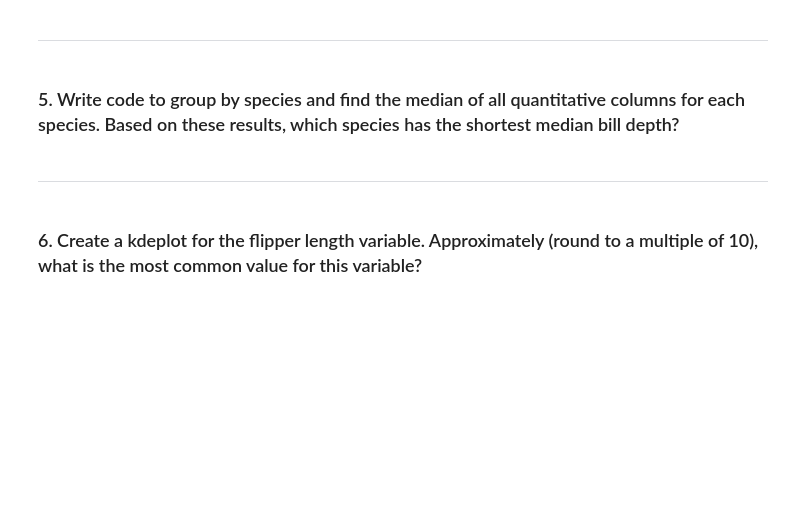
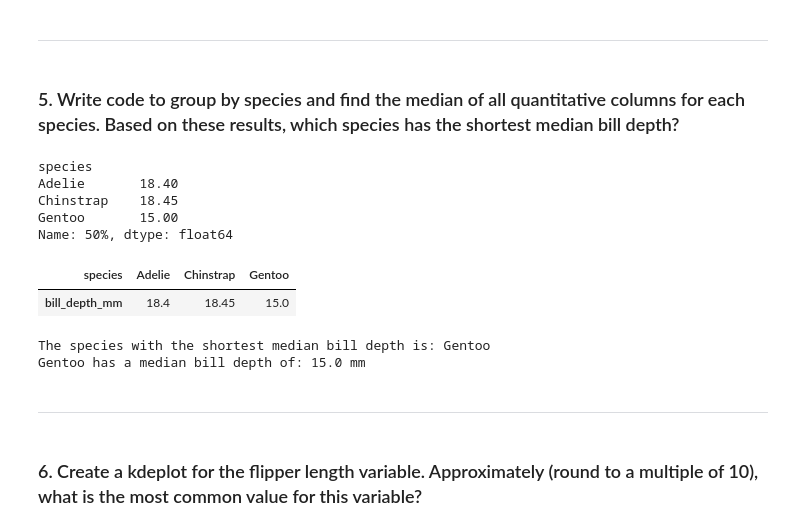
Before and after one commit to valeriemagalong/Val-Practices-Python, a Jupyter notebook: Penguins_Statistics/Statistics_Practice_Penguins_Data.ipynb, the cells around one changed output. Cells and saved outputs as stored; diff of their text form; code cells hidden in the pictures; blank space fills up the shorter version.

```diff
--- a/Penguins_Statistics/Statistics_Practice_Penguins_Data.ipynb
+++ b/Penguins_Statistics/Statistics_Practice_Penguins_Data.ipynb
@@ -151,6 +152,38 @@ The 90th percentile of body mass is: 5400.0 g
 ---
 # %% [markdown]
 ### 5. Write code to group by species and find the median of all quantitative columns for each species. Based on these results, which species has the shortest median bill depth?
+# %%
+# Group by species
+species_groups = df.groupby('species')
+
+# Get descriptive statistics for bill_depth_mm and assign to species_stats
+species_stats = species_groups.describe()
+
+# From the species_stats dataframe, only pull data from the column 'bill_depth_mm' (first level), '50%' (second level)
+# NOTE: The 50% percentile represents the median
+# Assign this subset of data to the variable species_medians
+species_medians = species_stats['bill_depth_mm']['50%']
+species_medians
+# %% [output]
+species
+Adelie       18.40
+Chinstrap    18.45
+Gentoo       15.00
+Name: 50%, dtype: float64
+# %%
+# Alternatively, we can get the same data using the pivot_table method on the original dataframe (df)
+df.pivot_table('bill_depth_mm', columns = 'species', aggfunc = 'median')
+# %% [output]
+| species | Adelie | Chinstrap | Gentoo |
+| bill_depth_mm | 18.4 | 18.45 | 15.0 |
+# %%
+shortest_median = species_medians.idxmin()
+
+print(f"The species with the shortest median bill depth is: {shortest_median}")
+print(f"{shortest_median} has a median bill depth of: {species_medians[shortest_median]} mm")
+# %% [output]
+The species with the shortest median bill depth is: Gentoo
+Gentoo has a median bill depth of: 15.0 mm
 # %% [markdown]
 ---
 # %% [markdown]
```
Also changed, not shown: parts of 3 cells of this notebook.
